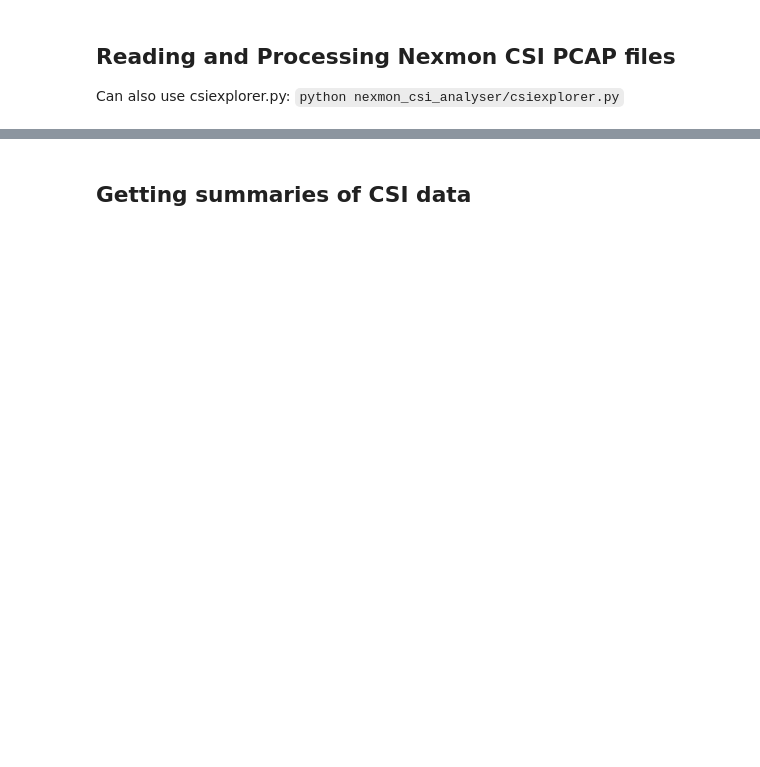
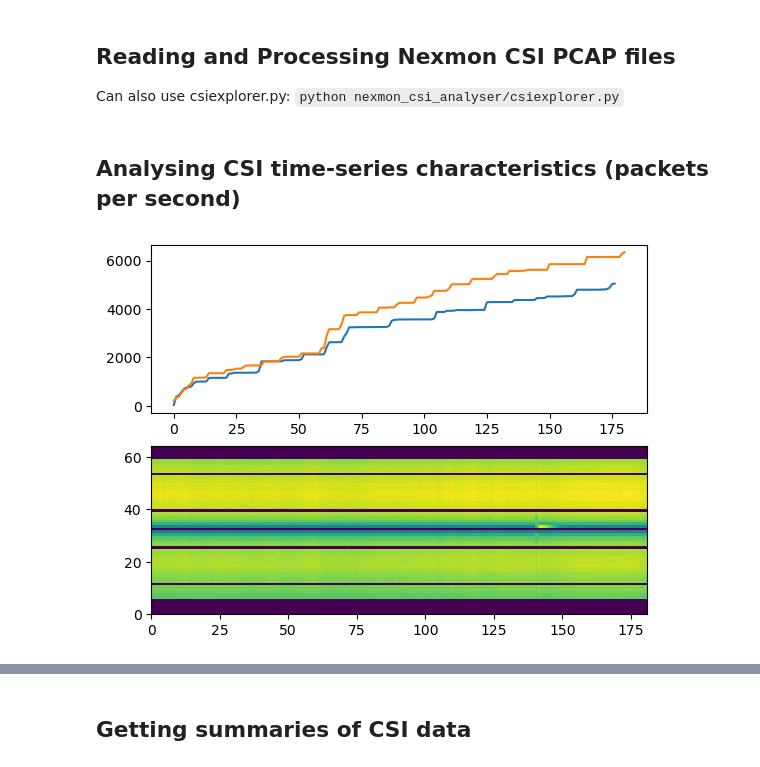
Before and after one commit to tlee08/XL-NTA_honours_dev, a Jupyter notebook: 2_analyse/analyse_csi.ipynb, the cells around one changed output, grey strips where cells are left out. Saved outputs shown, nothing was run; the diff lists cells and outputs as text; code cells hidden in the pictures; blank space fills up the shorter version.

```diff
--- a/2_analyse/analyse_csi.ipynb
+++ b/2_analyse/analyse_csi.ipynb
@@ -15,8 +22,8 @@ for dir in dirs:
     csi_dir = os.path.join(dir, "csi")
     plot_dir = os.path.join(dir, "csi_plots")
     # Preparing directories
+    make_dir(plot_dir)
     clean_dir_junk(csi_dir)
-    make_dir(plot_dir)
     # Reading each CSI pcap, processing, and saving results
     for fp in os.listdir(csi_dir):
         name = get_name(fp)
@@ -36,7 +43,71 @@ for dir in dirs:
             # Processing csi info
             csi = CSIFuncs.process_csi(frames["csi"], True, True, 5)
             # Making csi amplitude plots
-            fig, axes = CSIFuncs.plot_all(csi)
-            fig.savefig(plot_fp)
-            fig.clf();
+            # fig, axes = CSIFuncs.plot_all(csi)
+            # fig.savefig(plot_fp)
+            # fig.clf();
 plt.close();
+# %% [markdown]
+## Analysing CSI time-series characteristics (packets per second)
+# %%
+import CSIFuncs
+from HelperFuncs import *
+
+def csi_timeseries(fps):
+    fig, axes = plt.subplots(nrows=2)
+    for fp in fps:
+        # Reading csi info (including metadata)
+        frames = CSIFuncs.read_csi(fp)
+        # Checking that the CSI is valid before continuing
+        if CSIFuncs.check_csi(frames["csi"]):
+            # Processing csi info
+            csi = CSIFuncs.process_csi(frames["csi"], True, True, 5)
+        else:
+            continue
+
+        # Setting up single capture dataframe
+        df = pd.DataFrame(
+            {
+                "ts_sec_comb": frames["ts_sec_comb"] - frames["ts_sec_comb"][0],
+            },
+        )
+        # Adding CSI subcarrier vals as columns
+        for i in np.arange(csi.shape[1]):
+            df[f"subc_{i+1}"] = csi[:, i]
+
+        # Generating time-bins
+        interval = 1
+        series = df["ts_sec_comb"]
+        start = np.floor(series.min())
+        end = np.ceil(series.max()) + interval
+        bins = np.arange(start, end, interval)
+        df["ts_bin"] = pd.cut(series, bins=bins, include_lowest=True, labels=bins[:-1])
+
+        # Grouping and aggregating data on time bins
+        agg_dict = {"ts_sec_comb": "count"}
+        for i in np.arange(csi.shape[1]):
+            agg_dict[f"subc_{i+1}"] = lambda x: np.nanmean(np.abs(x))
+        df_binned = df.groupby("ts_bin").agg(agg_dict)
+        # df_binned = df_binned.fillna(0)
+        df_binned = df_binned.interpolate(method="linear", axis=0)
+        df_binned = df_binned.sort_index()
+        df_binned["ts_sec_comb_cumsum"] = df_binned["ts_sec_comb"].cumsum()
+
+        # Visualising data:
+        # Cumulative packets across time bins
+        axes[0].plot(
+            df_binned.index,
+            df_binned["ts_sec_comb_cumsum"],
+        )
+        # CSI amplitudes across time (averaged within time bins)
+        csi_cols = [f"subc_{i+1}" for i in np.arange(csi.shape[1])]
+        axes[1].pcolormesh(
+            df_binned[csi_cols].T,
+        )
+    return fig, axes
+
+
+fps = glob("/Volumes/tim_details/tim_honours/CAPTURES/client_pc_200/v=A3gUpodXMv0/csi/cap_*.pcap")[:3]
+fig, axes = csi_timeseries(fps)
+# %% [output]
+[figure, added]
```
Also changed, not shown: parts of 6 cells of this notebook, 5 other files.
